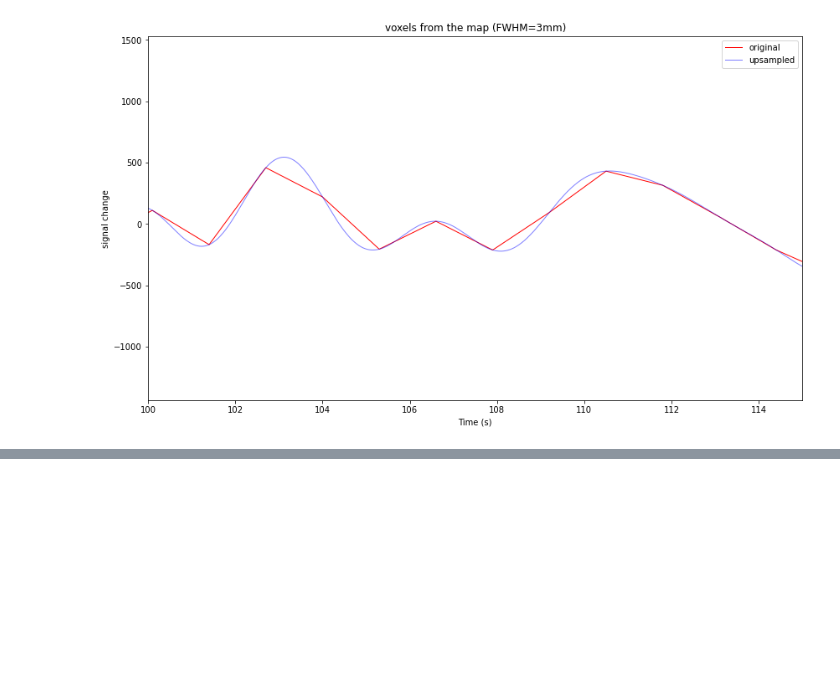
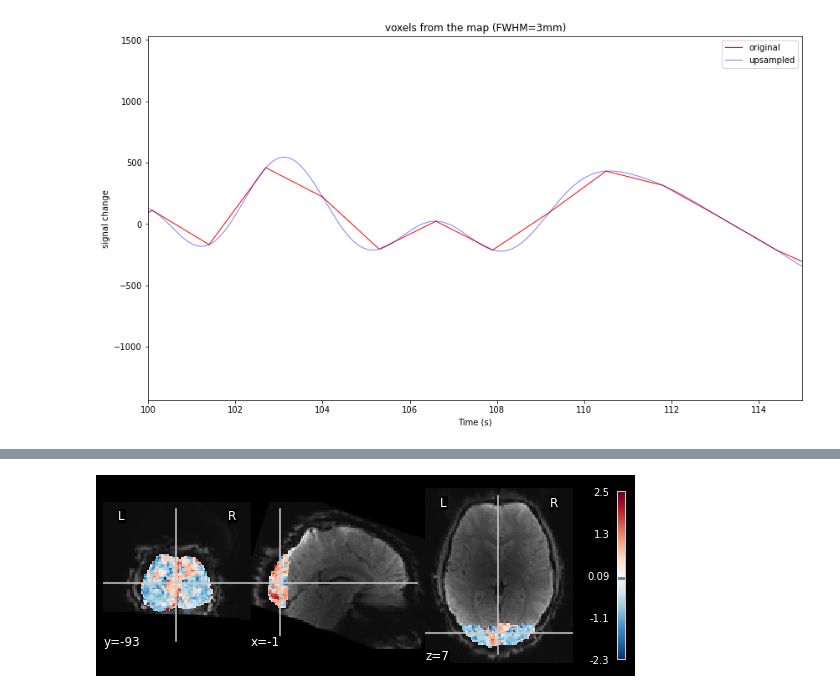
Before and after one commit to maciekszul/BrainDyn_ANALYSIS, a Jupyter notebook: SHOW_AND_TELL.ipynb, the cells around one changed output, grey strips where cells are left out. Cells and saved outputs as stored; diff of their text form; code cells hidden in the pictures; blank space fills up the shorter version.

```diff
--- a/SHOW_AND_TELL.ipynb
+++ b/SHOW_AND_TELL.ipynb
@@ -125,0 +167,7 @@ plt.legend();
+# %%
+occipital_lobe_results = np.load("occipital-lobe.npy")
+mask_ = masking.unmask(occipital_lobe_results, roi)
+# %%
+plotting.plot_img(mask_, bg_img=mean_flicker, cmap="RdBu_r", threshold=0.05, black_bg=True, colorbar=True);
+# %% [output]
+[figure, added]
```
Also changed, not shown: parts of 4 cells of this notebook.
